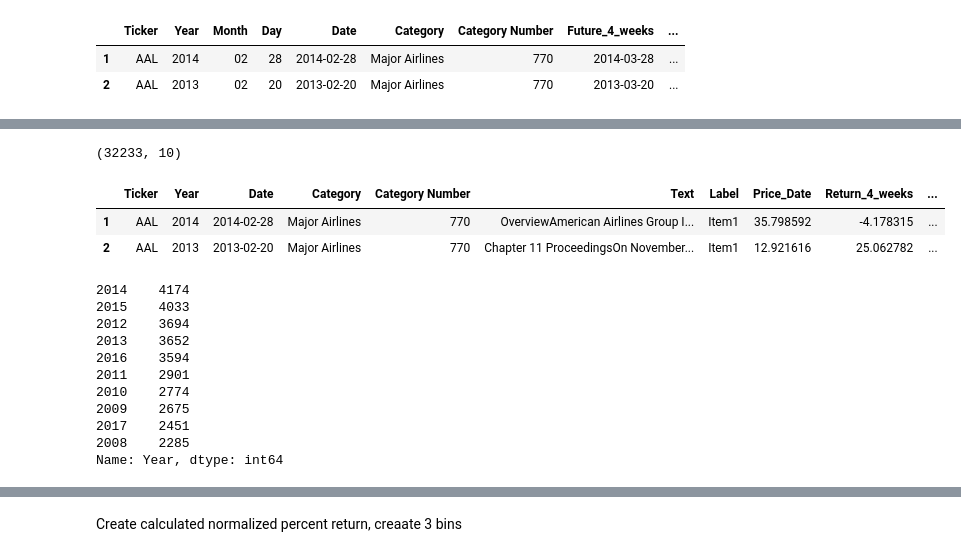
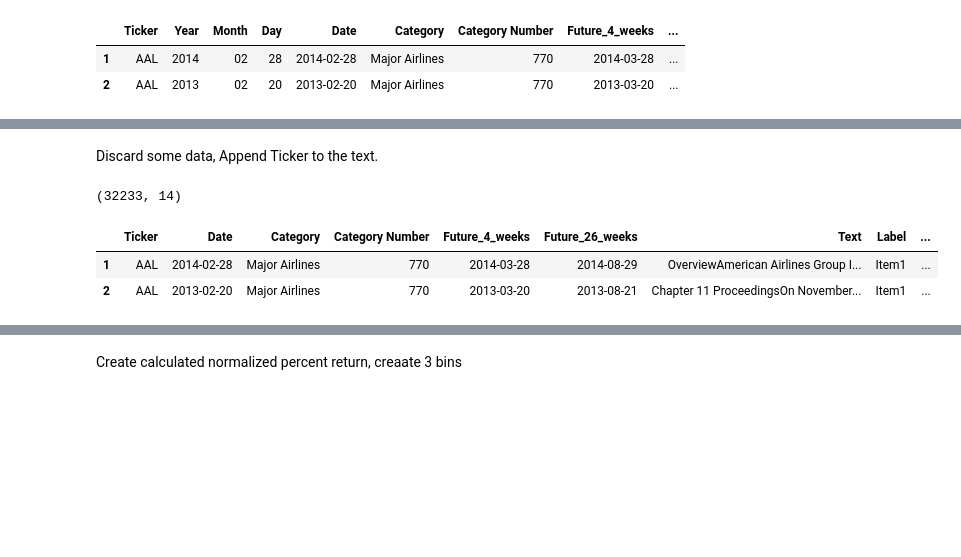
Before and after one commit to SingingData/StockPerformanceClassification, a Jupyter notebook: JupyterNotebooks/Next+Agenda+Text+Pre-Processing+-+Filter+Dataset+and+Apply+Labels.ipynb, the cells around one changed output, grey strips where cells are left out. Cells and saved outputs as stored; diff of their text form; code cells hidden in the pictures; blank space fills up the shorter version.

```diff
--- a/JupyterNotebooks/Next+Agenda+Text+Pre-Processing+-+Filter+Dataset+and+Apply+Labels.ipynb
+++ b/JupyterNotebooks/Next+Agenda+Text+Pre-Processing+-+Filter+Dataset+and+Apply+Labels.ipynb
@@ -51,24 +59,12 @@ Discard data not of interest
+# %% [markdown]
+Discard some data, Append Ticker to the text.
 # %%
-data1=data.drop(['Month', 'Day',
-                'Future_4_weeks', 'Future_26_weeks','Price_4_weeks','Price_26_weeks'], axis=1)
+data1=data.drop(['Month', 'Day','Year'], axis=1)
+data1['fulltext'] = data1[['Ticker', 'Text']].apply(lambda x: '.   '.join(x), axis=1)
 print(data1.shape)
 data1.head(2)
 # %% [output]
-(32233, 10)
+(32233, 14)
-|  | Ticker | Year | Date | Category | Category Number | Text | Label | Price_Date | Return_4_weeks | ... |
-| 1 | AAL | 2014 | 2014-02-28 | Major Airlines | 770 | OverviewAmerican Airlines Group I... | Item1 | 35.798592 | -4.178315 | ... |
-| 2 | AAL | 2013 | 2013-02-20 | Major Airlines | 770 | Chapter 11 ProceedingsOn November... | Item1 | 12.921616 | 25.062782 | ... |
+|  | Ticker | Date | Category | Category Number | Future_4_weeks | Future_26_weeks | Text | Label | ... |
+| 1 | AAL | 2014-02-28 | Major Airlines | 770 | 2014-03-28 | 2014-08-29 | OverviewAmerican Airlines Group I... | Item1 | ... |
+| 2 | AAL | 2013-02-20 | Major Airlines | 770 | 2013-03-20 | 2013-08-21 | Chapter 11 ProceedingsOn November... | Item1 | ... |
-# %%
-data1['Year'].value_counts()
-# %% [output]
-2014    4174
-2015    4033
-2012    3694
-2013    3652
-2016    3594
-2011    2901
-2010    2774
-2009    2675
-2017    2451
-2008    2285
-Name: Year, dtype: int64
```
Also changed, not shown: parts of 18 cells of this notebook, 1 other file.
